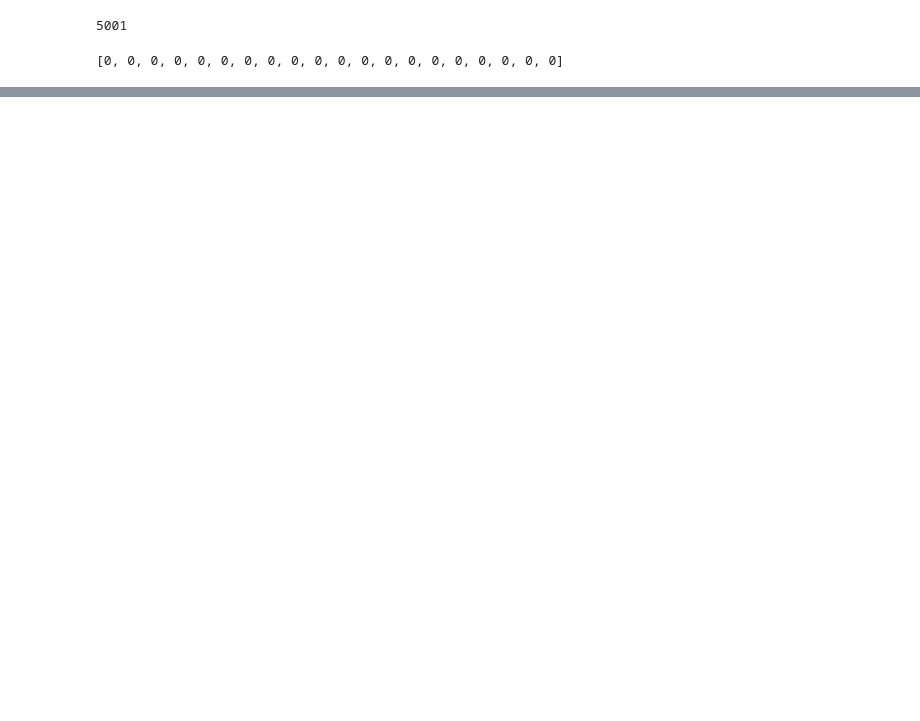
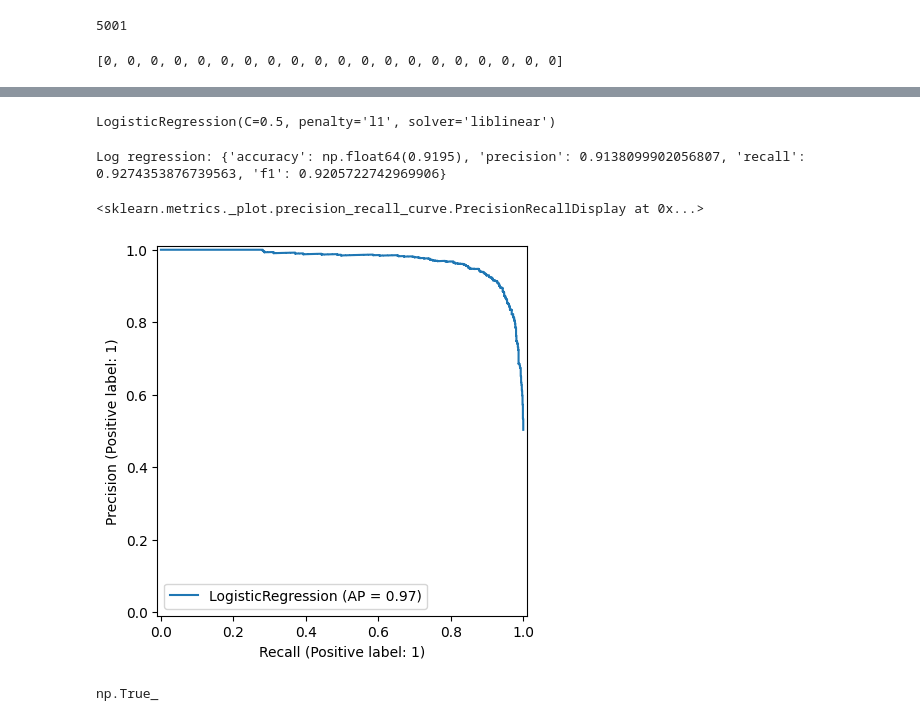
Before and after one commit to Urdzik/Colab, a Jupyter notebook: MDDL_Urdzik_CS26_Lab2.ipynb, the cells around one changed output, grey strips where cells are left out. Cells and saved outputs as stored; diff of their text form; code cells hidden in the pictures; blank space fills up the shorter version.

```diff
--- a/MDDL_Urdzik_CS26_Lab2.ipynb
+++ b/MDDL_Urdzik_CS26_Lab2.ipynb
@@ -273,0 +291,5 @@ vocab.itos(751)
+# %%
+tokens = preprocess("I like like turtles . . . ")
+print(f"Tokenized: f{tokens}")
+vector_text = bag_of_words(tokens, vocab)
+print(vector_text)
@@ -273,0 +382,9 @@ vocab.itos(751)
+# %%
+def bag_of_ngrams(tokens: List[str], vocab: Vocabulary) -> List[int]:
+  result = [0] * len(vocab)
+  ngrams = extract_ngrams(tokens, 2)
+  for ngram in ngrams:
+    index = vocab.stoi(ngram)
+    result[index] += 1
+
+  return result
@@ -273,0 +404,20 @@ vocab.itos(751)
+# %%
+import numpy as np
+
+
+def vectorize(data: 'datasets.Dataset') -> Tuple[np.array, np.array]:
+  X_list = []
+  y_list = []
+  for doc in data:
+    tokens = preprocess(doc["text"])
+    X_list.append(bag_of_ngrams(tokens, ngrams_vocab))
+    y_list.append(doc["label"])  # 0 or 1
+  X = np.array(X_list)
+  y = np.array(y_list)
+  return (X, y)
+
+# Take random 2000 documents for a dev set
+valid_data = yelp_polarity["test"].shuffle(seed=1).filter(lambda x, i: i < 2000, with_indices=True)
+
+X_train, y_train = vectorize(train_data)
+X_val, y_val = vectorize(valid_data)
@@ -273,0 +435,32 @@ vocab.itos(751)
+# %%
+from sklearn.linear_model import LogisticRegression
+
+model = LogisticRegression(solver='liblinear', C=0.5, penalty="l1")
+model.fit(X_train, y_train)
+# %% [output]
+LogisticRegression(C=0.5, penalty='l1', solver='liblinear')
+# %%
+from sklearn.metrics import f1_score, precision_score, recall_score, accuracy_score
+
+def evaluate(model):
+  y_hat = model.predict(X_val)
+  accuracy = (y_hat == y_val).mean()
+
+  return {
+      "accuracy": accuracy,
+      "precision": precision_score(y_val, y_hat),
+      "recall": recall_score(y_val, y_hat),
+      "f1": f1_score(y_val, y_hat),
+  }
+
+metrics = evaluate(model)
+print(f"Log regression: {metrics}")
+# %% [output]
+Log regression: {'accuracy': np.float64(0.9195), 'precision': 0.9138099902056807, 'recall': 0.9274353876739563, 'f1': 0.9205722742969906}
+# %%
+from sklearn.metrics import PrecisionRecallDisplay
+
+PrecisionRecallDisplay.from_estimator(model, X_val, y_val)
+# %% [output]
+<sklearn.metrics._plot.precision_recall_curve.PrecisionRecallDisplay at 0x...>
+[figure, added]
@@ -273,0 +474,5 @@ vocab.itos(751)
+# %%
+threshold = 0.5
+predict("I like", model) > threshold
+# %% [output]
+np.True_
```
Also changed, not shown: parts of 34 cells of this notebook.
